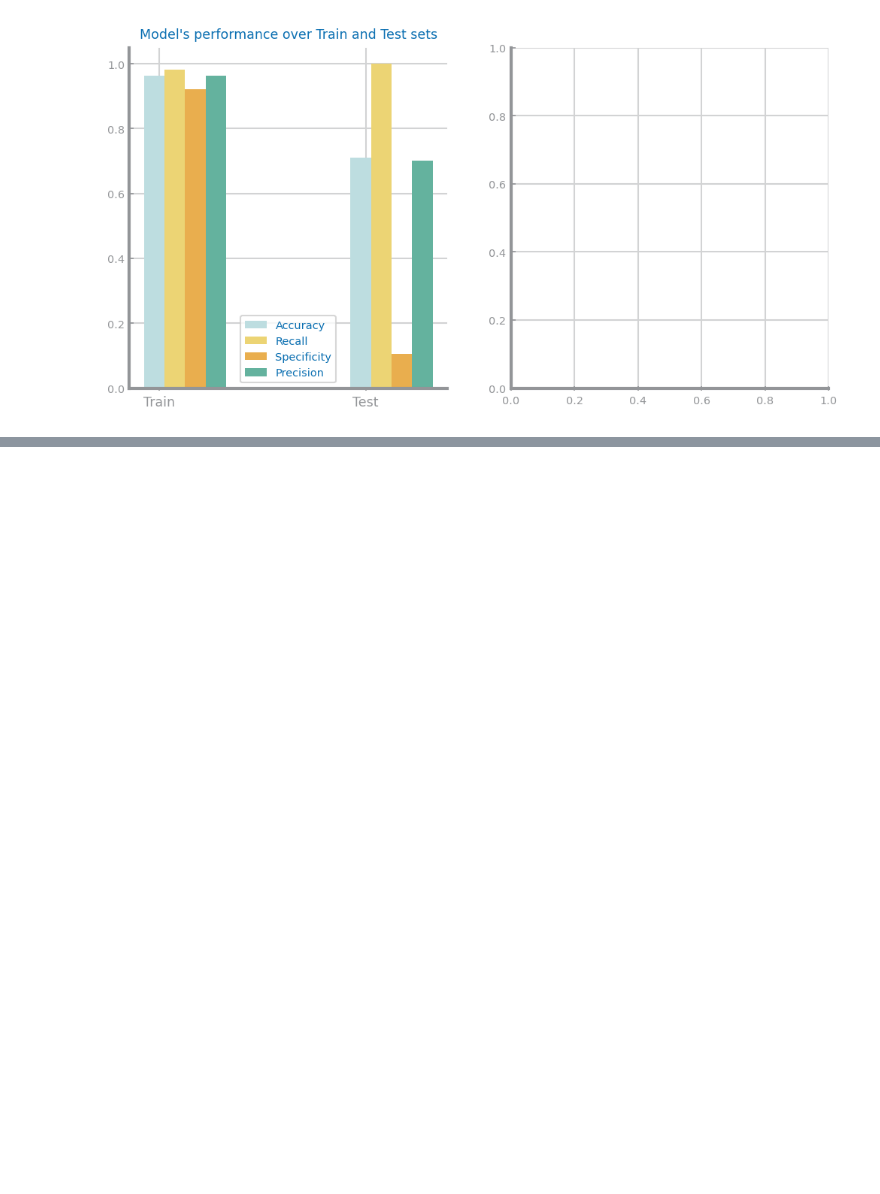
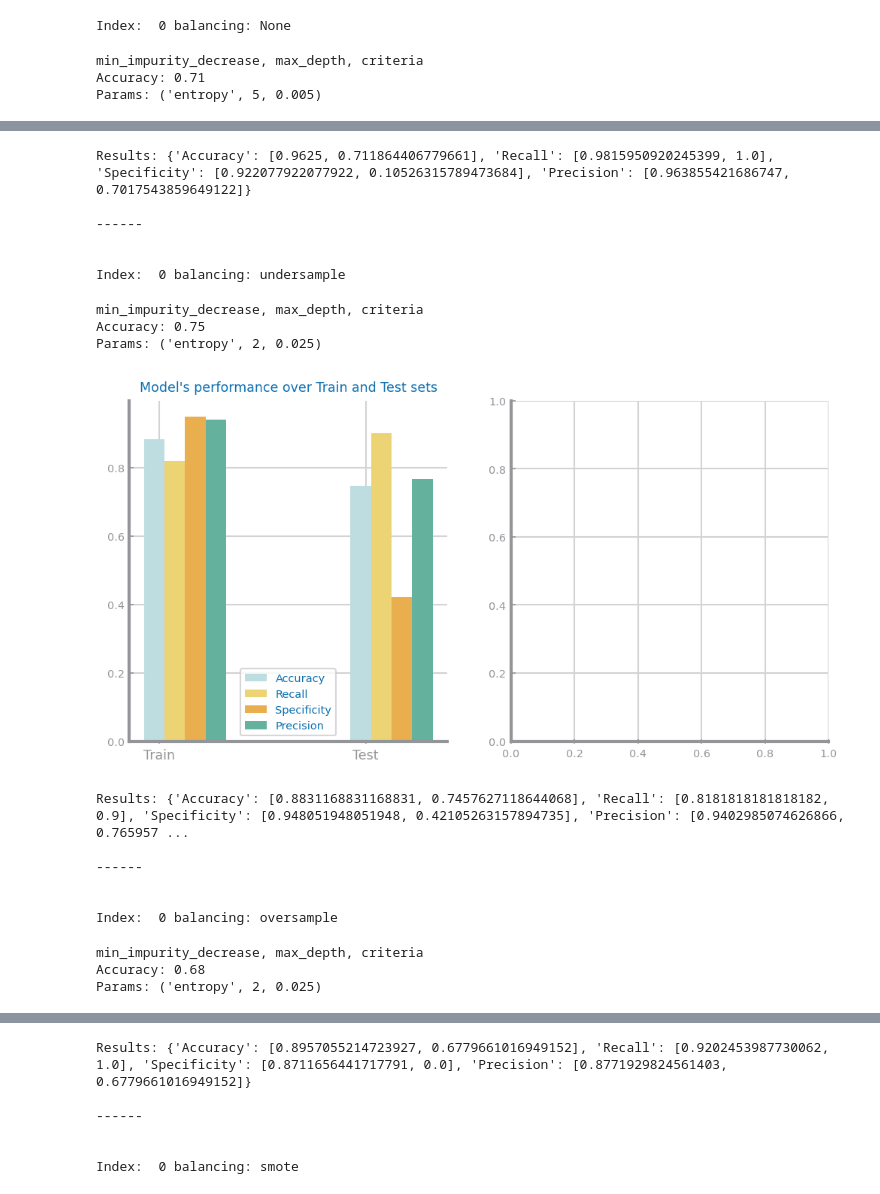
Before and after one commit to joaocmd/CD-Project, a Jupyter notebook: decision_trees.ipynb, the cells around one changed output, grey strips where cells are left out. Cells and saved outputs as stored; diff of their text form; code cells hidden in the pictures; blank space fills up the shorter version.

```diff
--- a/decision_trees.ipynb
+++ b/decision_trees.ipynb
@@ -1,7 +1,41 @@
 # %%
 from strategiesavg import *
 from data import *
-
-best, results = DecisionTreesKFold(get_hf_data(), "DEATH_EVENT")
+import matplotlib.pyplot as plt
-# %% [output]
-[figure, removed]
+# %%
+# Raw
+d0 = get_hf_data()
+# Outliers
+d1 = get_hf_data(filter_outliers=True)
+# Scaling
+d2 = get_hf_data(scaling='z-score')
+d3 = get_hf_data(scaling='minmax')
+# Outliers and scaling
+d4 = get_hf_data(filter_outliers=True, scaling='z-score')
+d5 = get_hf_data(filter_outliers=True, scaling='minmax')
+
+dfs = [d0,d1,d2,d3,d4,d5]
+balancings = [None, 'undersample', 'oversample', 'smote']
+# %%
+best = ("", 0)
+
+for i, df in enumerate(dfs):
+    for bal in balancings:
+        print("Index: ", i, "balancing:", bal)
+        params, results = DecisionTreesKFold(df, "DEATH_EVENT", balancing=bal)
+        accuracy = results["Accuracy"][1]
+        print(f'Accuracy: {accuracy:.2f}')
+        print(f'Params: {params}')
+        plt.pause(0.1)
+        print("Results:", results)
+        print("\n------\n\n")
+        if (accuracy > best[1]):
+            if bal == None: bal = "None"
+            best = (str(i) + "," + bal, accuracy)
+
+print(best)
+# %% [output]
+Index:  0 balancing: None
+min_impurity_decrease, max_depth, criteria
+Accuracy: 0.71
+Params: ('entropy', 5, 0.005)
@@ -7,0 +43,19 @@ best, results = DecisionTreesKFold(get_hf_data(), "DEATH_EVENT")
+Results: {'Accuracy': [0.9625, 0.711864406779661], 'Recall': [0.9815950920245399, 1.0], 'Specificity': [0.922077922077922, 0.10526315789473684], 'Precision': [0.963855421686747, 0.7017543859649122]}
+
+------
+
+
+Index:  0 balancing: undersample
+min_impurity_decrease, max_depth, criteria
+Accuracy: 0.75
+Params: ('entropy', 2, 0.025)
+[figure, added]
+Results: {'Accuracy': [0.8831168831168831, 0.7457627118644068], 'Recall': [0.8181818181818182, 0.9], 'Specificity': [0.948051948051948, 0.42105263157894735], 'Precision': [0.9402985074626866, 0.765957 ...
+
+------
+
+
+Index:  0 balancing: oversample
+min_impurity_decrease, max_depth, criteria
+Accuracy: 0.68
+Params: ('entropy', 2, 0.025)
@@ -7,0 +63,6 @@ best, results = DecisionTreesKFold(get_hf_data(), "DEATH_EVENT")
+Results: {'Accuracy': [0.8957055214723927, 0.6779661016949152], 'Recall': [0.9202453987730062, 1.0], 'Specificity': [0.8711656441717791, 0.0], 'Precision': [0.8771929824561403, 0.6779661016949152]}
+
+------
+
+
+Index:  0 balancing: smote
```
Also changed, not shown: parts of 1 cell of this notebook, 3 other files.
